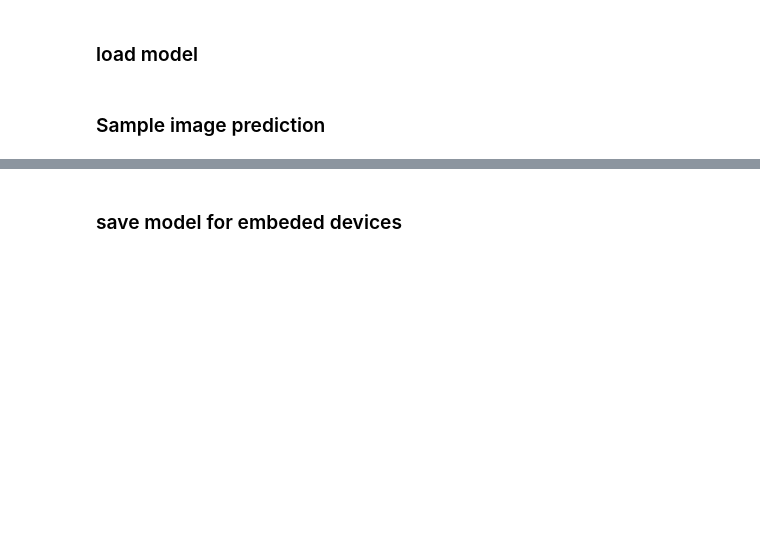
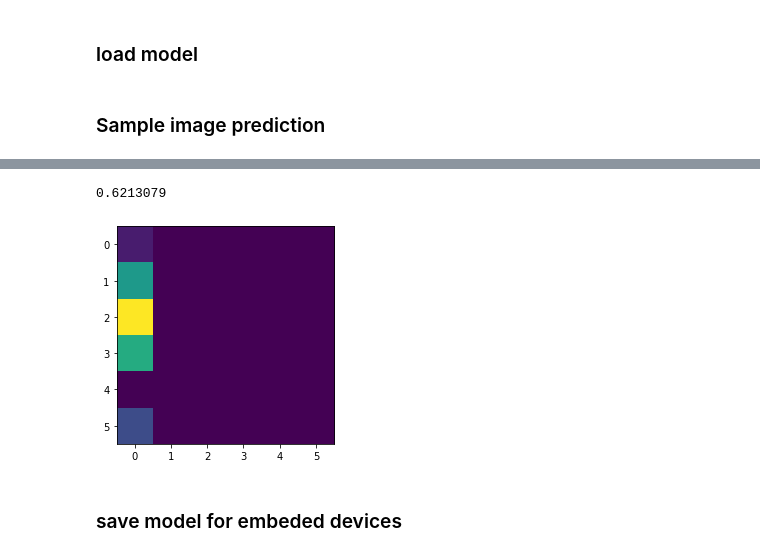
Before and after one commit to karamokoisrael/holypics, a Jupyter notebook: train-v2.ipynb, the cells around one changed output, grey strips where cells are left out. Cells and saved outputs as stored; diff of their text form; code cells hidden in the pictures; blank space fills up the shorter version.

```diff
--- a/train-v2.ipynb
+++ b/train-v2.ipynb
@@ -246,3 +248,10 @@ import uuid
+# %%
+IMAGE_RES = 224
+dimensions = (IMAGE_RES, IMAGE_RES)
+batch_size = 32
+data_dir = "images_new"
+nsfw_classes_data = [{"name": "general_nsfw","index": 5}]
+binary_classes_names = ["adult", "neutral"]
 # %% [markdown]
 ## Main functions
 # %%
@@ -932,38 +1044,29 @@ model.summary()
 # %%
-def calculate_average(pred):
-    if pred == 0:
-        return 1
-    elif pred < 0.5 and pred !=0:
-        return (0.5-pred)/0.5
-    elif pred >= 0.5 and pred !=1:
-         return (pred-0.5)/0.5
-    else:
-        return 1
+def decode_prediction(predictions):
+    binary_classes_index = []
+    predictions_probs = []
+    predictions_data = []
+    numpy_predictions = predictions.numpy()
+    binary_class_names = []
+    for prediction in numpy_predictions:
+        nsfw_pred_sum = 0
+        binary_class_index = 0
+        for nsfw_classe_data in nsfw_classes_data:
+            nsfw_pred_sum += prediction[nsfw_classe_data["index"]]
 
-def decode_prediction(predictions):
-    decoded_class_index = []
-    decode_prediction_precision = []
-    predictions_data = []
+        nsfw_pred_prob = nsfw_pred_sum / len(nsfw_classes_data)
 
-    numpy_predictions = predictions.numpy()
+        binary_class_index = 0 if nsfw_pred_prob > 0.5 else 1
+        binary_classes_index.append(nsfw_pred_prob)
+        predictions_probs.append(nsfw_pred_prob)
 
-    for prediction in numpy_predictions:
         prediction_data= {}
         for i in range(0, len(prediction)):
             prediction_data[class_names[i]] = prediction[i]
             predictions_data.append(prediction_data)
+        binary_class_names.append(binary_classes_names[binary_class_index])
+    return np.array(binary_classes_index), np.array(predictions_probs), predictions, binary_class_names, predictions_data
 
-    print("tensor => ", predictions[0])
-    print("numpy => ", numpy_predictions[0])
-    print("prediction_data => ", predictions_data[0])
-
-
-            # print()
-    #     result = 0 if prediction < 0.5 else 1
-    #     precision = calculate_average(prediction)
-    #     decoded_class_index.append(result)
-    #     decode_prediction_precision.append(precision)
-    # return np.array(decoded_class_index), np.array(decode_prediction_precision),predictions
 
 
 
@@ -971,23 +1074,19 @@ image_batch, label_batch = next(iter(validation_set))
 label_batch = label_batch.astype(int)
 
 predicted_batch = model.predict(image_batch)
-#interpretation_batch = tf.keras.applications.mobilenet.decode_predictions(predicted_batch)
-#print(interpretation_batch)
 predicted_batch = tf.squeeze(predicted_batch)#.numpy()
 
-decode_prediction(predicted_batch)
-# predicted_ids , precisions, preds = decode_prediction(predicted_batch)
+predicted_ids , precisions, preds, predicted_class_names, predictions_data = decode_prediction(predicted_batch)
 
-# predicted_class_names = []
-# for i in predicted_ids:
-#     predicted_class_names.append(class_names[i])
 
-# print("Labels:           ", label_batch)
-# print("Predicted labels: ", predicted_ids)
-# print("precisions : ", precisions)
+print("Labels:           ", label_batch)
+print("Predicted labels: ", predicted_ids)
+print("precisions : ", precisions)
 
-# cfs_matrix = tf.math.confusion_matrix(
-#     label_batch, predicted_ids, num_classes=num_classes
-# )
-# 0.6213079
+cfs_matrix = tf.math.confusion_matrix(
+    label_batch, predicted_ids, num_classes=num_classes
+)
+
+plt.imshow(cfs_matrix)
+0.6213079
 # %% [output]
@@ -997,3 +1110,5 @@ prediction_data =>  {'male_shirtless': -3.8986447, 'general_not_nsfw_not_suggest
+0.6213079
+[figure, added]
 # %% [markdown]
 ### save model for embeded devices
 # %%
```
Also changed, not shown: parts of 17 cells of this notebook, 2 other files.
